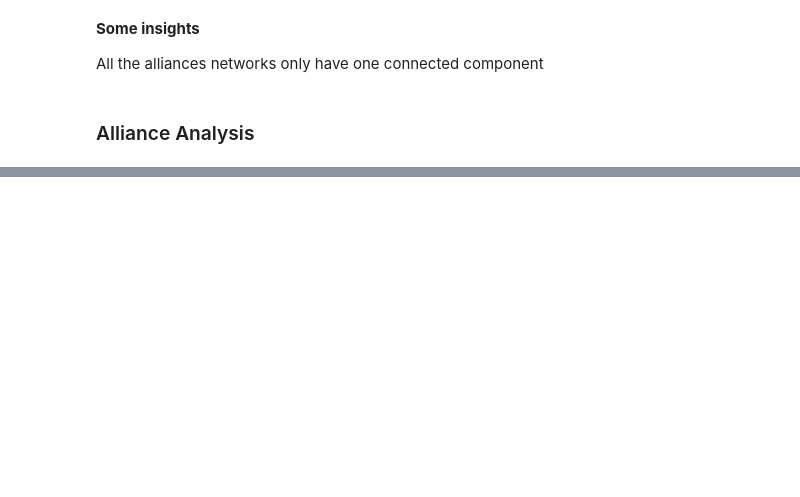
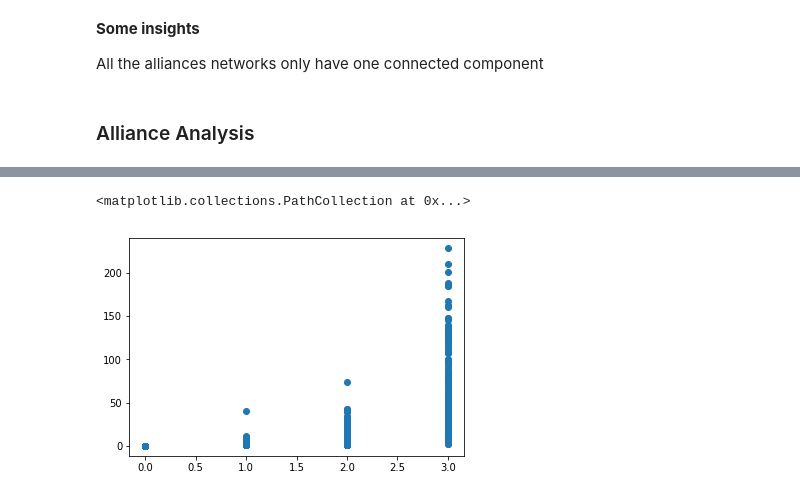
Before and after one commit to nicolasFontbonne/Project_ntds, a Jupyter notebook: main_marie.ipynb, the cells around one changed output, grey strips where cells are left out. Drawn from its saved outputs; the diff is of its cells as text; code cells hidden in the pictures; blank space fills up the shorter version.

```diff
--- a/main_marie.ipynb
+++ b/main_marie.ipynb
@@ -379,0 +475,5 @@ Barplot with y: number of airports, x: SkyTeam, Star Alliance, One World, SkyTea
+# %%
+plt.scatter(airport_num_all, degree_alce)
+# %% [output]
+<matplotlib.collections.PathCollection at 0x...>
+[figure, added]
```
Also changed, not shown: parts of 25 cells of this notebook, 1 other file.
